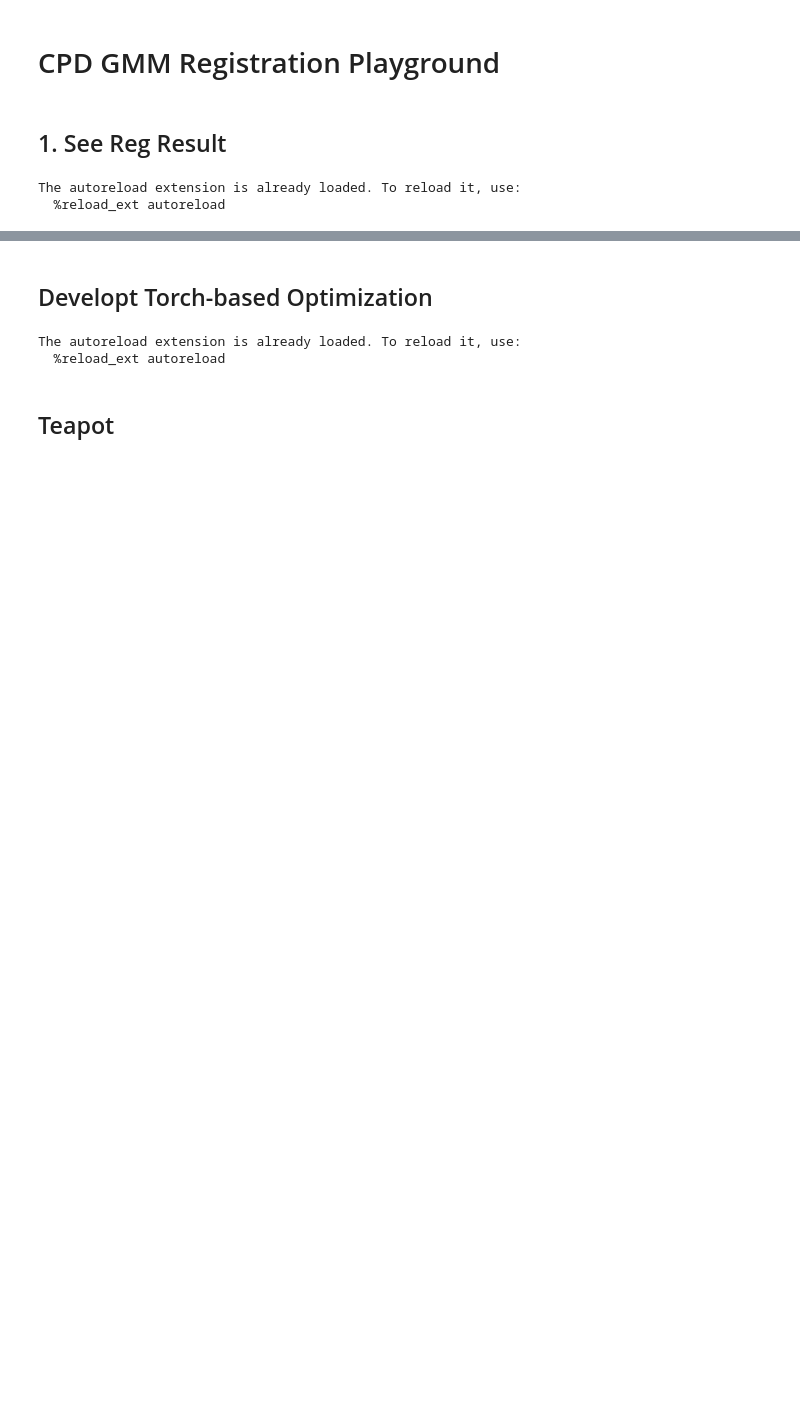
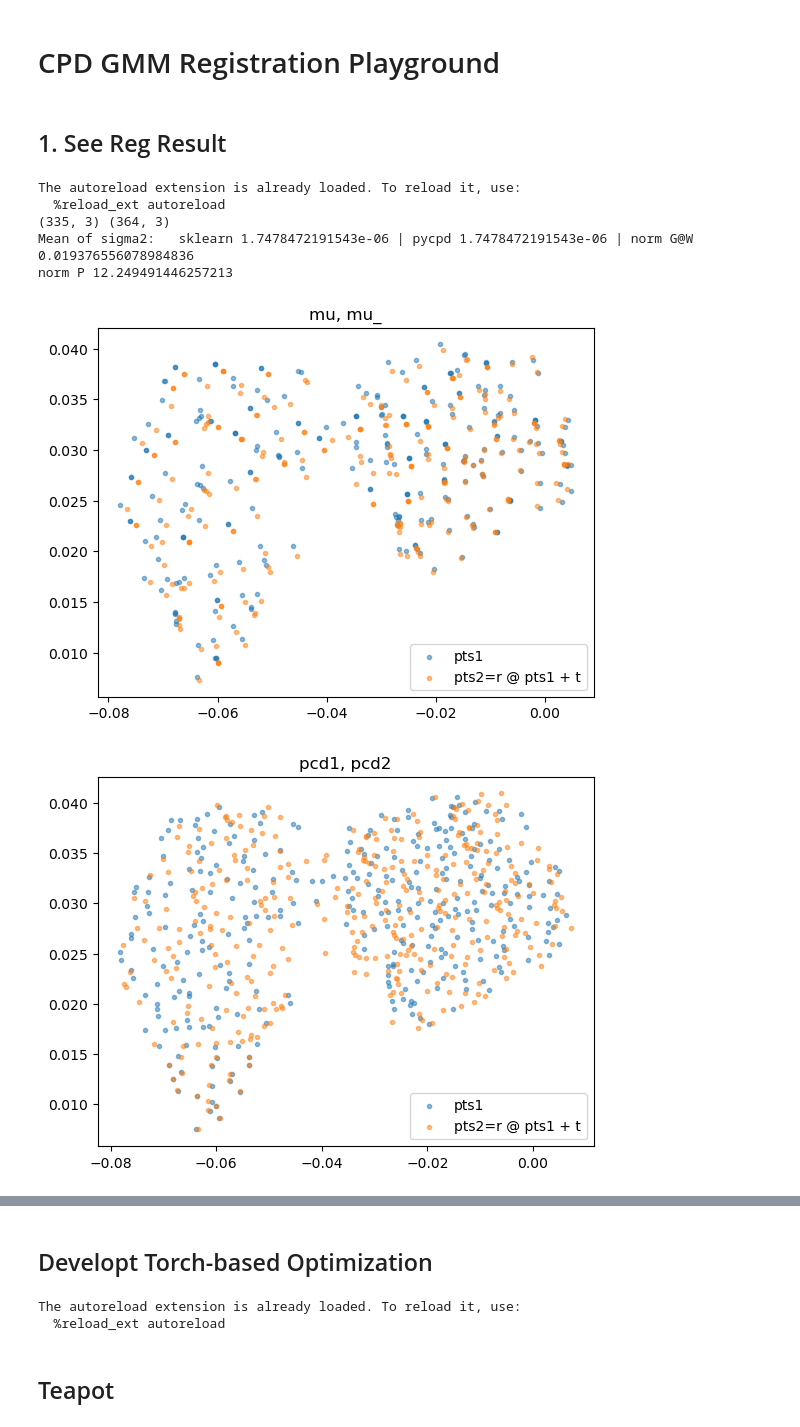
Before and after one commit to kylewang1999/pycpd, a Jupyter notebook: main_cpdgmmreg.ipynb, the cells around one changed output, grey strips where cells are left out. Cells and saved outputs as stored; diff of their text form; code cells hidden in the pictures; blank space fills up the shorter version.

Commit message:
started torch autograd optimization (todo: more complex regularization)

```diff
--- a/main_cpdgmmreg.ipynb
+++ b/main_cpdgmmreg.ipynb
@@ -6,52 +6,61 @@
 %load_ext autoreload
 %autoreload 2
 import numpy as np, pickle
-from os.path import expanduser
 from tqdm import tqdm
 from sklearn.mixture import GaussianMixture
 from pycpd.deformable_registration import DeformableRegistration
 # from pycpd.pycpd.deformable_registration import DeformableRegistration
 
 
 ''' TODO:
-- [] Compare sklearn GMM variance vs. pyCPD updated variance.
-     They should be the same (using the same tissue surface)
-- [] Does the original scalar-valued sigma2 cause non-invertible matrices?
+1. Debug update_transform() by disabling update_variance()
+2. Debug udpate_variance()
 '''
 from pycpd.utility import gaussian_corruption, plt_gmm, plt_gmm_o3d, wkmeans, gmm_params, \
     farthest_point_sample, pcd2depth, compare_pcd, compare_pcd_2d, pcd_to_o3d
 
-pcd = np.load('/home/kyle/Desktop/data/pcd_toys/dense_surfel.npy')[::100]
+# pcd = np.load('/home/kyle/Desktop/data/pcd_toys/dense_surfel.npy')[::100]
 # pcd = pickle.load(open(expanduser("~/Desktop/data/pcd_toys/teapot.pickle"), 'rb'))
+
+pcd1 = np.load('/home/kyle/Desktop/data/pcd_toys/superv1_205_masked.npy')[::100]
+pcd2 = np.load('/home/kyle/Desktop/data/pcd_toys/superv1_206_masked.npy')[::100]
+
+print(pcd1.shape, pcd2.shape)
+# pcd2 = pcd1
 
 def get_sklearn_gmm_params(pcd, num_clusters=256):
     gmm = GaussianMixture(n_components=num_clusters, covariance_type='spherical')
     gmm.fit(pcd)
     mu = gmm.means_; sig = gmm.covariances_
     return mu, sig
 
+''' Compute sklearn gmm params'''
+mu, sig = get_sklearn_gmm_params(pcd1)
 
-''' Compute sklearn gmm params'''
-mu, sig = get_sklearn_gmm_params(pcd)
-reg_solver = DeformableRegistration(X=pcd, Y=mu,
-            max_iterations=50, sigma2=(sig)) # TODO:  X = target, Y = source
-reg_solver.register()
-
-mu_ = reg_solver.transform_point_cloud(mu)
+reg_solver = DeformableRegistration(X=pcd2, Y=mu,
+            max_iterations=100, sigma2=(sig)) # TODO:  X = target, Y = source
+mu_, (G,W) = reg_solver.register()
 sig_ = reg_solver.sigma2
 
-for _ in tqdm(range(100)):
-    reg_solver = DeformableRegistration(X=pcd, Y=mu_,
-            max_iterations=50, sigma2=(sig_)) # TODO:  X = target, Y = source
-    reg_solver.register()
-    mu_ = reg_solver.transform_point_cloud(mu_)
-    sig_ = reg_solver.sigma2
+# for _ in tqdm(range(100)):
+#     reg_solver = DeformableRegistration(X=pcd1, Y=mu_,
+#             max_iterations=50, sigma2=(sig_)) # TODO:  X = target, Y = source
+#     reg_solver.register()
+#     mu_ = reg_solver.transform_point_cloud(mu_)
+#     sig_ = reg_solver.sigma2
 
 
-print(f'Mean of sigma2:   sklearn {np.mean(sig)}    |    pycpd {np.mean(sig_)}')
-compare_pcd_2d([pcd, mu] )
-compare_pcd_2d([pcd, mu_])
-compare_pcd_2d([mu, mu_] )
+print(f'Mean of sigma2:   sklearn {np.mean(sig)} | pycpd {np.mean(sig_)} | norm G@W {np.linalg.norm(G@W)}')
+print(f'norm P {np.linalg.norm(reg_solver.P)}')
+compare_pcd_2d([mu, mu_],       title="mu, mu_")
+compare_pcd_2d([pcd1, pcd2],    title="pcd1, pcd2")
+compare_pcd_2d([pcd1, mu],      title="pcd1, mu")
+compare_pcd_2d([pcd2, mu_],     title="pcd2, mu_")
 # %% [output]
 The autoreload extension is already loaded. To reload it, use:
   %reload_ext autoreload
+(335, 3) (364, 3)
+Mean of sigma2:   sklearn 1.7478472191543e-06 | pycpd 1.7478472191543e-06 | norm G@W 0.019376556078984836
+norm P 12.249491446257213
+[figure, added]
+[figure, added]
```
Also changed, not shown: parts of 1 cell of this notebook, 4 other files.
